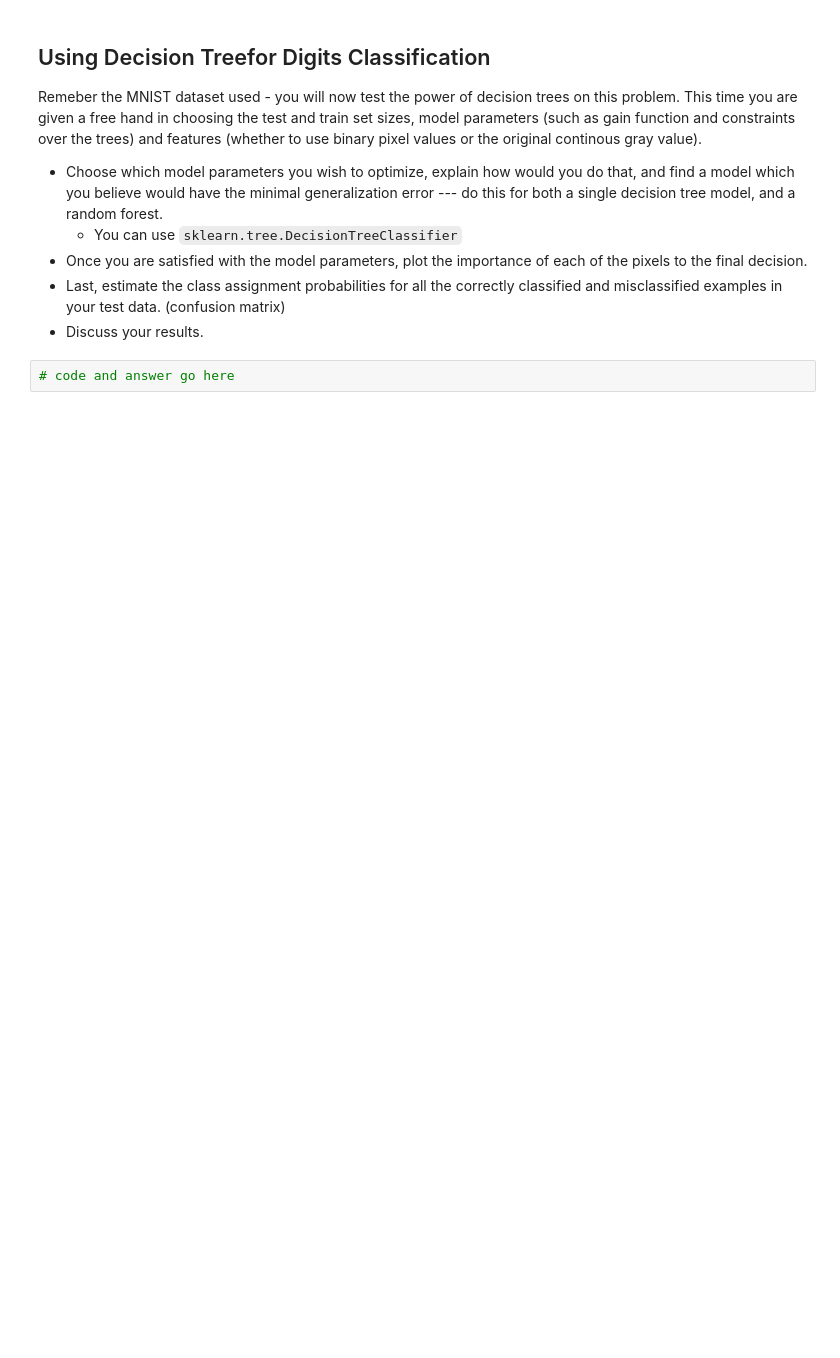
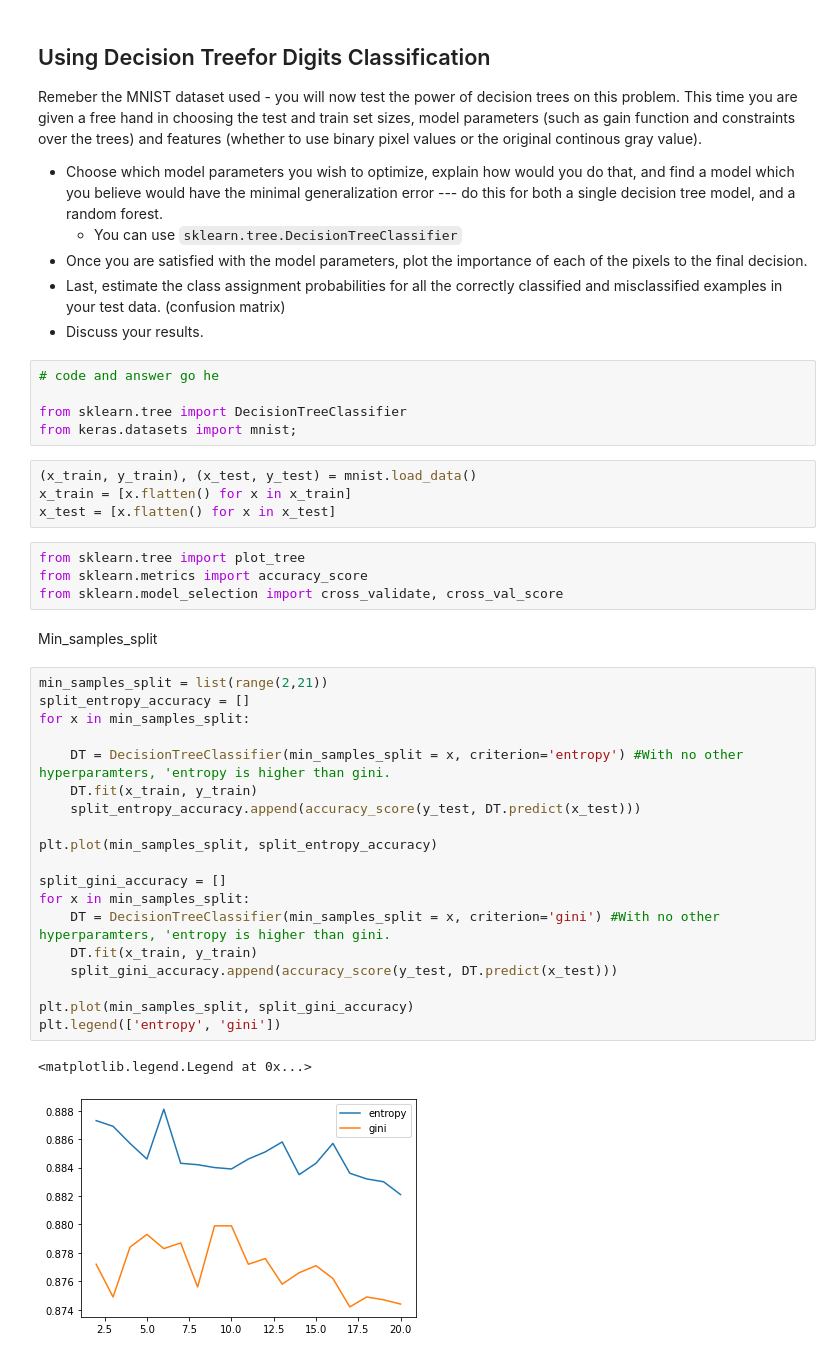
Before and after one commit to Shuaf98/y-data, a Jupyter notebook: ydata_supervised_learning/lecture5_DecisionTrees/Decision Trees _Exercise.ipynb, the cells around one changed output. Cells and saved outputs as stored; diff of their text form; blank space fills up the shorter version.

```diff
--- a/ydata_supervised_learning/lecture5_DecisionTrees/Decision Trees _Exercise.ipynb
+++ b/ydata_supervised_learning/lecture5_DecisionTrees/Decision Trees _Exercise.ipynb
@@ -281,4 +277,39 @@ This time you are given a free hand in choosing the test and train set sizes, mo
 - Last, estimate the class assignment probabilities for all the correctly classified and misclassified examples in your test data. (confusion matrix)
 - Discuss your results.
 # %%
-# code and answer go here
+# code and answer go he
+
+from sklearn.tree import DecisionTreeClassifier
+from keras.datasets import mnist;
+# %%
+(x_train, y_train), (x_test, y_test) = mnist.load_data()
+x_train = [x.flatten() for x in x_train]
+x_test = [x.flatten() for x in x_test]
+# %%
+from sklearn.tree import plot_tree
+from sklearn.metrics import accuracy_score
+from sklearn.model_selection import cross_validate, cross_val_score
+# %% [markdown]
+Min_samples_split
+# %%
+min_samples_split = list(range(2,21))
+split_entropy_accuracy = []
+for x in min_samples_split:
+
+    DT = DecisionTreeClassifier(min_samples_split = x, criterion='entropy') #With no other hyperparamters, 'entropy is higher than gini.
+    DT.fit(x_train, y_train)
+    split_entropy_accuracy.append(accuracy_score(y_test, DT.predict(x_test)))
+
+plt.plot(min_samples_split, split_entropy_accuracy)
+
+split_gini_accuracy = []
+for x in min_samples_split:
+    DT = DecisionTreeClassifier(min_samples_split = x, criterion='gini') #With no other hyperparamters, 'entropy is higher than gini.
+    DT.fit(x_train, y_train)
+    split_gini_accuracy.append(accuracy_score(y_test, DT.predict(x_test)))
+
+plt.plot(min_samples_split, split_gini_accuracy)
+plt.legend(['entropy', 'gini'])
+# %% [output]
+<matplotlib.legend.Legend at 0x...>
+[figure, added]
```
Also changed, not shown: parts of 12 cells of this notebook, 3 other files.
